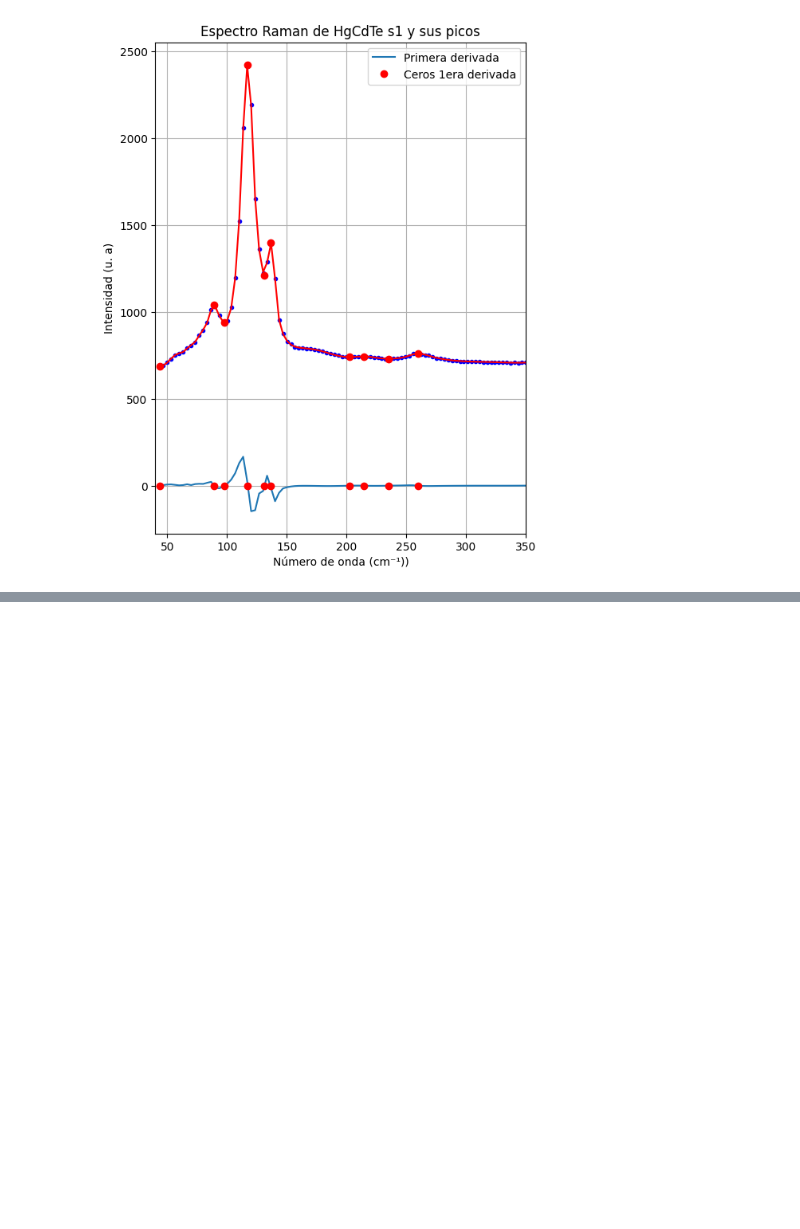
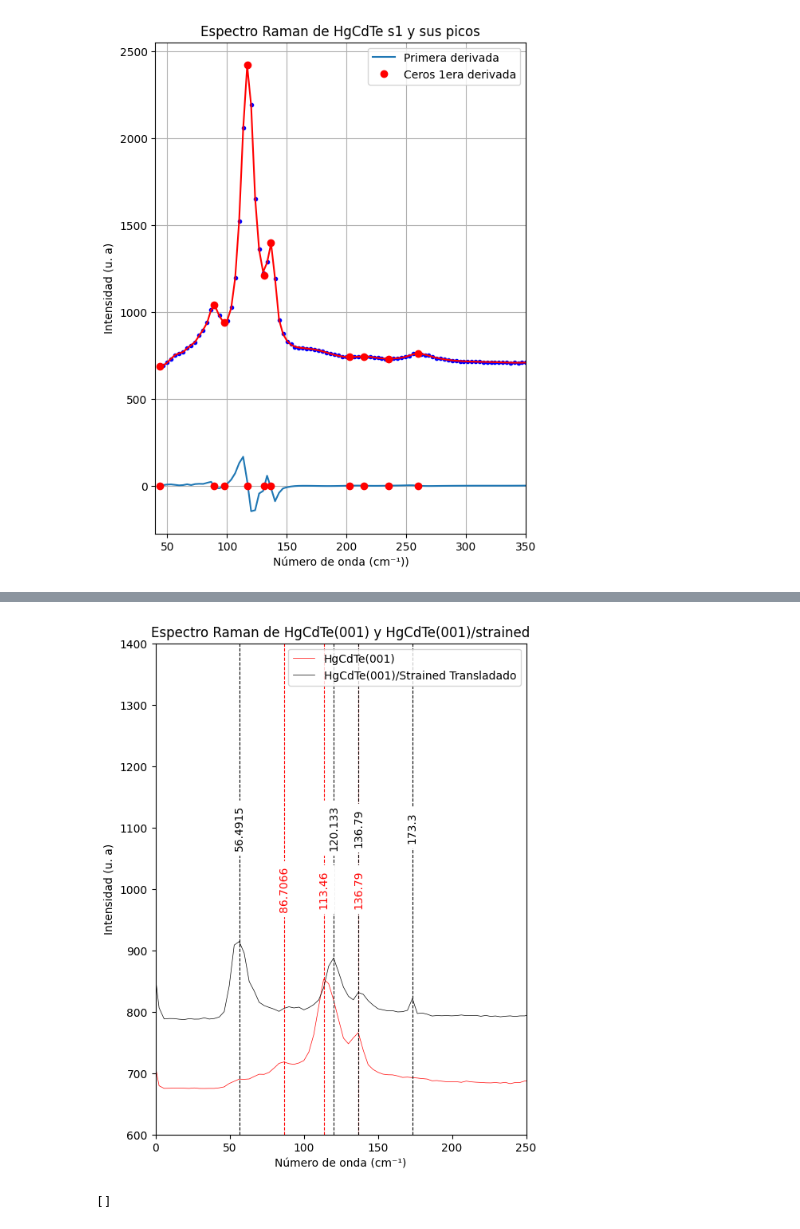
Before and after one commit to cutberto-balderas/master-thesis-project, a Jupyter notebook: jupyter-notebooks/raman-plot/raman-plot.ipynb, the cells around one changed output, grey strips where cells are left out. Saved outputs shown, nothing was run; the diff lists cells and outputs as text; code cells hidden in the pictures; blank space fills up the shorter version.

```diff
--- a/jupyter-notebooks/raman-plot/raman-plot.ipynb
+++ b/jupyter-notebooks/raman-plot/raman-plot.ipynb
@@ -463,0 +515,61 @@ Raices de 1era D de HgCdTe s1 = [ 43.47710431  88.89792541  98.03495092 117.2317
+# %%
+fig1 = plt.figure(figsize = (6, 8))
+plt.title("Espectro Raman de HgCdTe(001) y HgCdTe(001)/strained")
+
+plt.xlabel('Número de onda (cm⁻¹)')
+plt.ylabel("Intensidad (u. a)")
+
+plt.xlim(0, 250)
+plt.ylim(600, 1400)
+
+plt.plot(HgCdTe_001[::, 0], HgCdTe_001[::, 1], linewidth=0.5, label = 'HgCdTe(001)', color = 'r')
+#peaks
+#2
+plt.axvline(x = 86.7066, color = 'r', linewidth = 0.8, linestyle = '--')
+plt.text(86.7066, 1000, '86.7066',color = 'r', ha='center', va='center',rotation='vertical', backgroundcolor='w')
+#3
+plt.axvline(x = 113.46	, color = 'r', linewidth = 0.8, linestyle = '--')
+plt.text(113.46, 1000, '113.46',color = 'r', ha='center', va='center',rotation='vertical', backgroundcolor='w')
+#4
+plt.axvline(x = 136.79, color = 'r', linewidth = 0.8, linestyle = '--')
+plt.text(136.79, 1000, '136.79',color = 'r', ha='center', va='center',rotation='vertical', backgroundcolor='w')
+
+
+plt.plot(HgCdTe_strained_001_T[::, 0], HgCdTe_strained_001_T[::, 1], linewidth=0.5, label = 'HgCdTe(001)/Strained Transladado', color = 'black')
+#1
+plt.axvline(x = 56.4915, color = 'black', linewidth = 0.8, linestyle = '--')
+plt.text(56.4915, 1100, '56.4915', ha='center', va='center', rotation='vertical', backgroundcolor='w')
+#3
+plt.axvline(x = 120.133	, color = 'black', linewidth = 0.8, linestyle = '--')
+plt.text(120.133, 1100, '120.133', ha='center', va='center',rotation='vertical', backgroundcolor='w')
+#4
+plt.axvline(x = 136.79, color = 'black', linewidth = 0.8, linestyle = '--')
+plt.text(136.79, 1100, '136.79', ha='center', va='center',rotation='vertical', backgroundcolor='w')
+#5
+plt.axvline(x = 173.3, color = 'black', linewidth = 0.8, linestyle = '--')
+plt.text(173.3, 1100, '173.3', ha='center', va='center',rotation='vertical', backgroundcolor='w')
+
+
+plt.legend(loc="upper right")
+plt.savefig("raman-HgCdTes-250-T.pdf")
+# %% [output]
+[figure, added]
+# %%
+#importing all data for CdTe (111)
+path10 = r'C:\Users\cutbe\OneDrive\Escritorio\CdTe-Ag\RDS\translated_data'
+os.chdir(path10)
+
+CdTe_Ag_1 = []
+
+path_to_folder = "."
+command = ""
+for f in os.listdir(path_to_folder):
+    if f.endswith(".txt"):
+        CdTe_111.append(f.replace(".txt", ""))
+        command += f.replace(".txt", "") + f" = np.genfromtxt('{path_to_folder}/{f}')\n"
+
+exec(command)
+
+print(CdTe_Ag_1)
+# %% [output]
+[]
```
Also changed, not shown: parts of 8 cells of this notebook, 55 other files.
